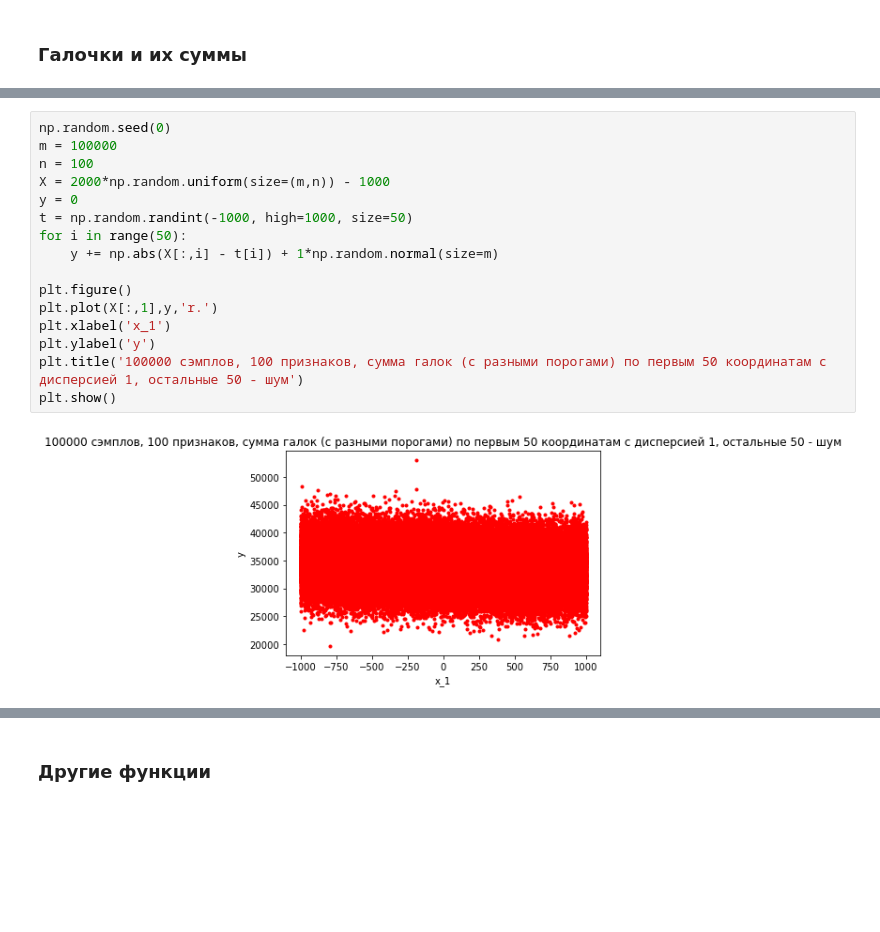
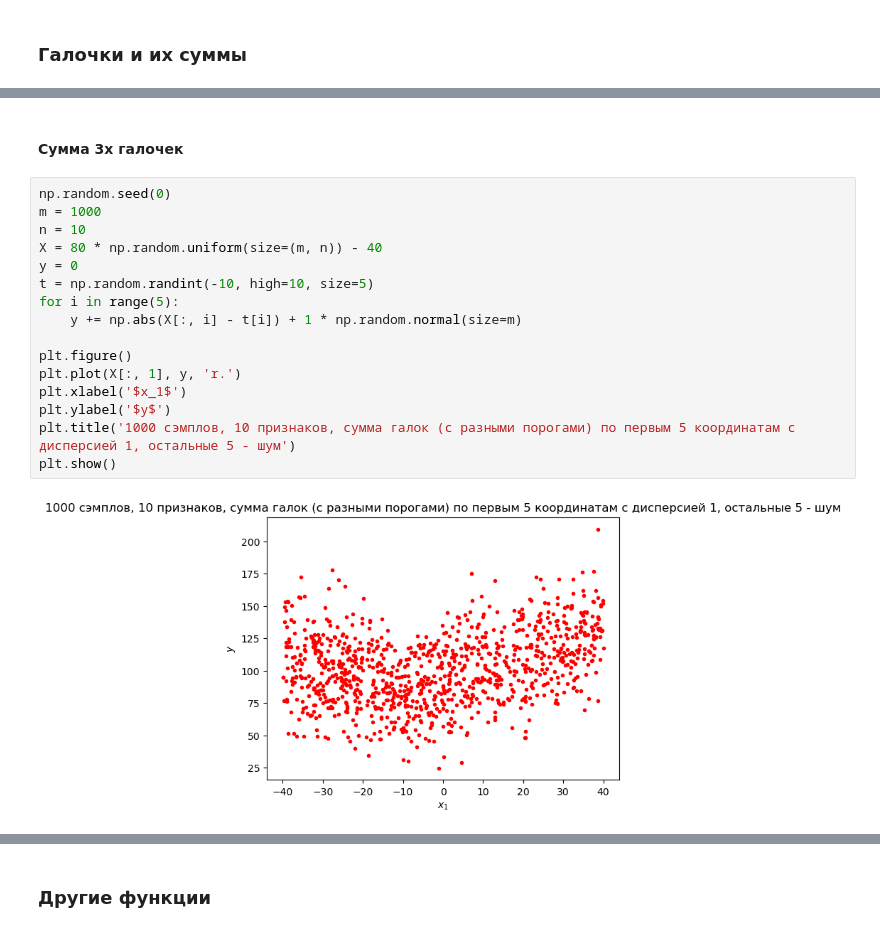
Before and after one commit to victorkitov/marsera, a Jupyter notebook: mars_datasets.ipynb, the cells around one changed output, grey strips where cells are left out. Cells and saved outputs as stored; diff of their text form; blank space fills up the shorter version.

```diff
--- a/mars_datasets.ipynb
+++ b/mars_datasets.ipynb
@@ -55,18 +162,20 @@ plt.show()
+# %% [markdown]
+#### Сумма 3х галочек
 # %%
 np.random.seed(0)
-m = 100000
-n = 100
-X = 2000*np.random.uniform(size=(m,n)) - 1000
+m = 1000
+n = 10
+X = 80 * np.random.uniform(size=(m, n)) - 40
 y = 0
-t = np.random.randint(-1000, high=1000, size=50)
-for i in range(50):
-    y += np.abs(X[:,i] - t[i]) + 1*np.random.normal(size=m)
+t = np.random.randint(-10, high=10, size=5)
+for i in range(5):
+    y += np.abs(X[:, i] - t[i]) + 1 * np.random.normal(size=m)
 
 plt.figure()
-plt.plot(X[:,1],y,'r.')
-plt.xlabel('x_1')
-plt.ylabel('y')
-plt.title('100000 сэмплов, 100 признаков, сумма галок (с разными порогами) по первым 50 координатам с дисперсией 1, остальные 50 - шум')
+plt.plot(X[:, 1], y, 'r.')
+plt.xlabel('$x_1$')
+plt.ylabel('$y$')
+plt.title('1000 сэмплов, 10 признаков, сумма галок (с разными порогами) по первым 5 координатам с дисперсией 1, остальные 5 - шум')
 plt.show()
 # %% [output]
-[figure, old version]
+[figure, new version]
```
Also changed, not shown: parts of 29 cells of this notebook, 1 other file.
